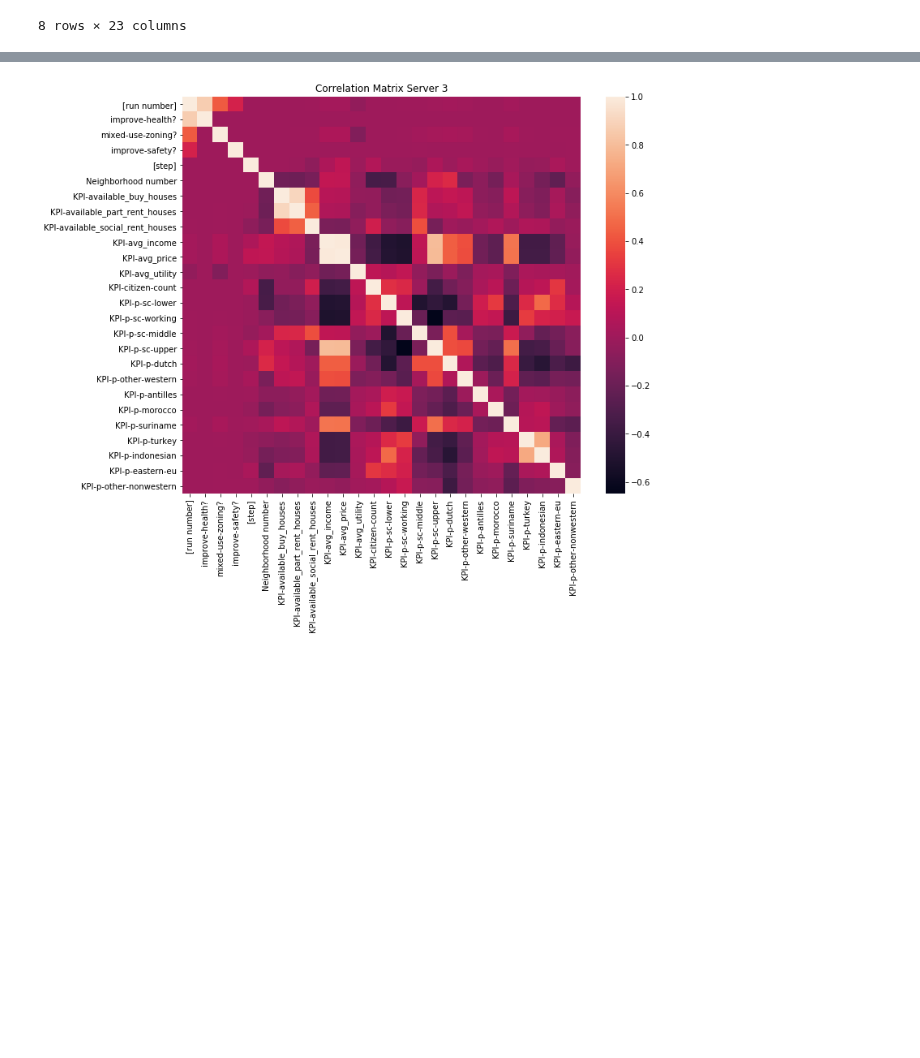
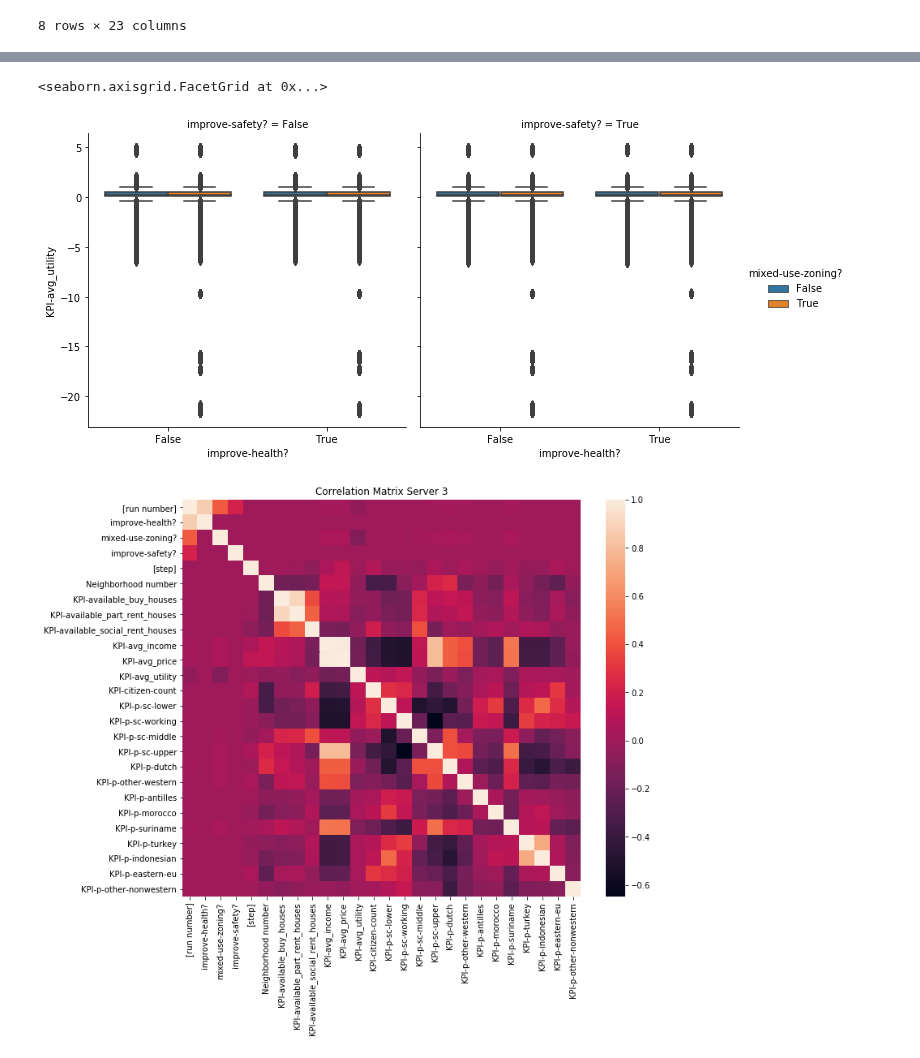
Before and after one commit to J-h-V/OpenDataDenHaag, a Jupyter notebook: Python/Results 3.ipynb, the cells around one changed output, grey strips where cells are left out. Drawn from its saved outputs; the diff is of its cells as text; code cells hidden in the pictures; blank space fills up the shorter version.

```diff
--- a/Python/Results 3.ipynb
+++ b/Python/Results 3.ipynb
@@ -77,3 +98,8 @@ full_df.describe()
+# %%
+sns.catplot(x="improve-health?", y="KPI-avg_utility",col="improve-safety?", hue="mixed-use-zoning?",kind="box",data=full_df)
+# %% [output]
+<seaborn.axisgrid.FacetGrid at 0x...>
+[figure, added]
 # %%
 f, ax = plt.subplots(figsize=(11, 9))
 sns.heatmap(full_df.corr())
```
Also changed, not shown: parts of 1 cell of this notebook, 5 other files.
